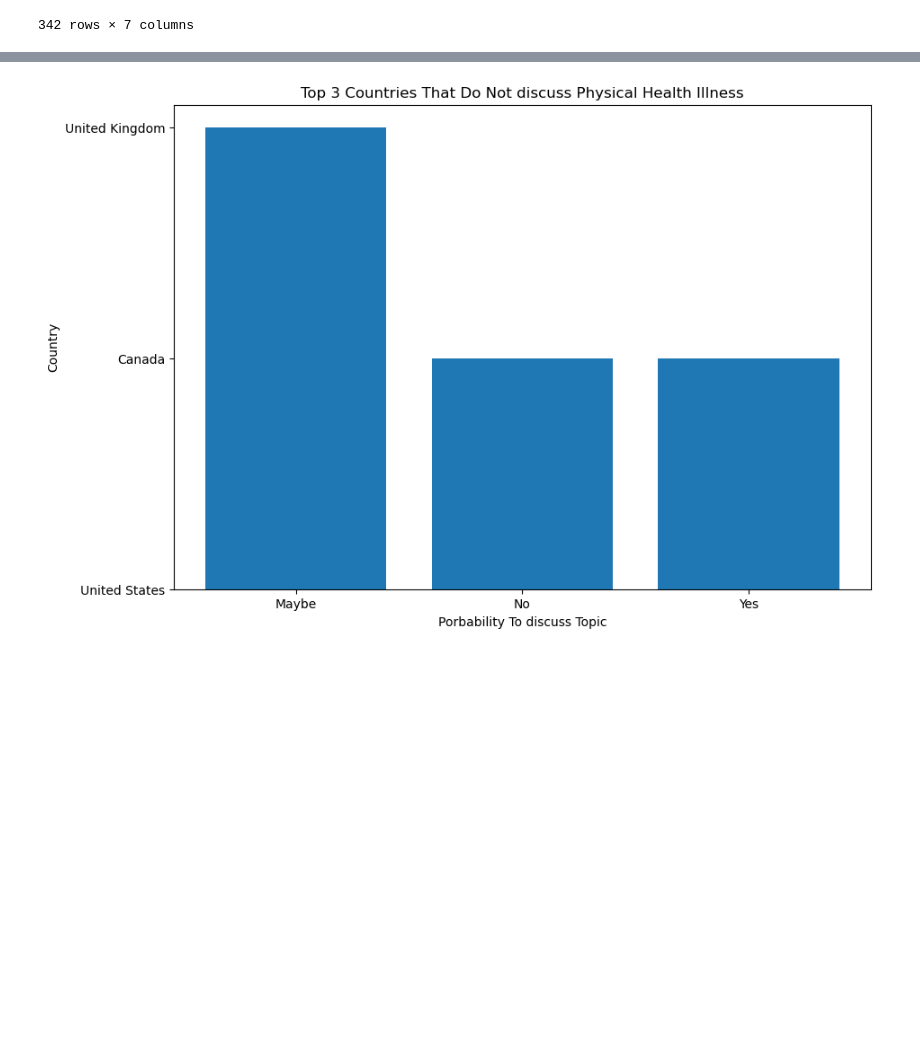
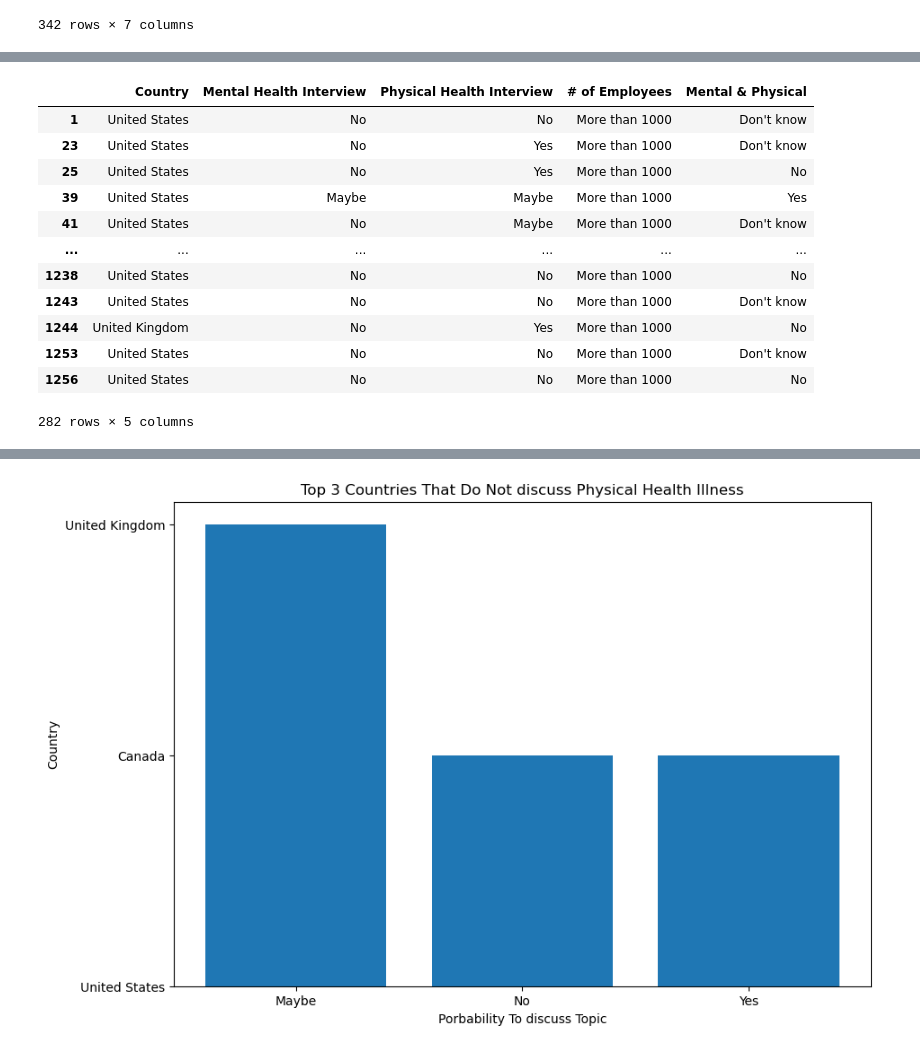
Before and after one commit to stephanieesamperio/Project3, a Jupyter notebook: Project_3.ipynb, the cells around one changed output, grey strips where cells are left out. Drawn from its saved outputs; the diff is of its cells as text; code cells hidden in the pictures; blank space fills up the shorter version.

```diff
--- a/Project_3.ipynb
+++ b/Project_3.ipynb
@@ -206,0 +188,17 @@ year_condition_df.loc[(year_condition_df['# of Employees']=="More than 1000")|(y
+# %%
+country_health_df = employees_df[['Country','Mental Health Interview','Physical Health Interview','# of Employees','Mental & Physical']]
+country_health_df
+# %% [output]
+|  | Country | Mental Health Interview | Physical Health Interview | # of Employees | Mental & Physical |
+| 1 | United States | No | No | More than 1000 | Don't know |
+| 23 | United States | No | Yes | More than 1000 | Don't know |
+| 25 | United States | No | Yes | More than 1000 | No |
+| 39 | United States | Maybe | Maybe | More than 1000 | Yes |
+| 41 | United States | No | Maybe | More than 1000 | Don't know |
+| ... | ... | ... | ... | ... | ... |
+| 1238 | United States | No | No | More than 1000 | No |
+| 1243 | United States | No | No | More than 1000 | Don't know |
+| 1244 | United Kingdom | No | Yes | More than 1000 | No |
+| 1253 | United States | No | No | More than 1000 | Don't know |
+| 1256 | United States | No | No | More than 1000 | No |
+282 rows × 5 columns
```
Also changed, not shown: parts of 26 cells of this notebook.
